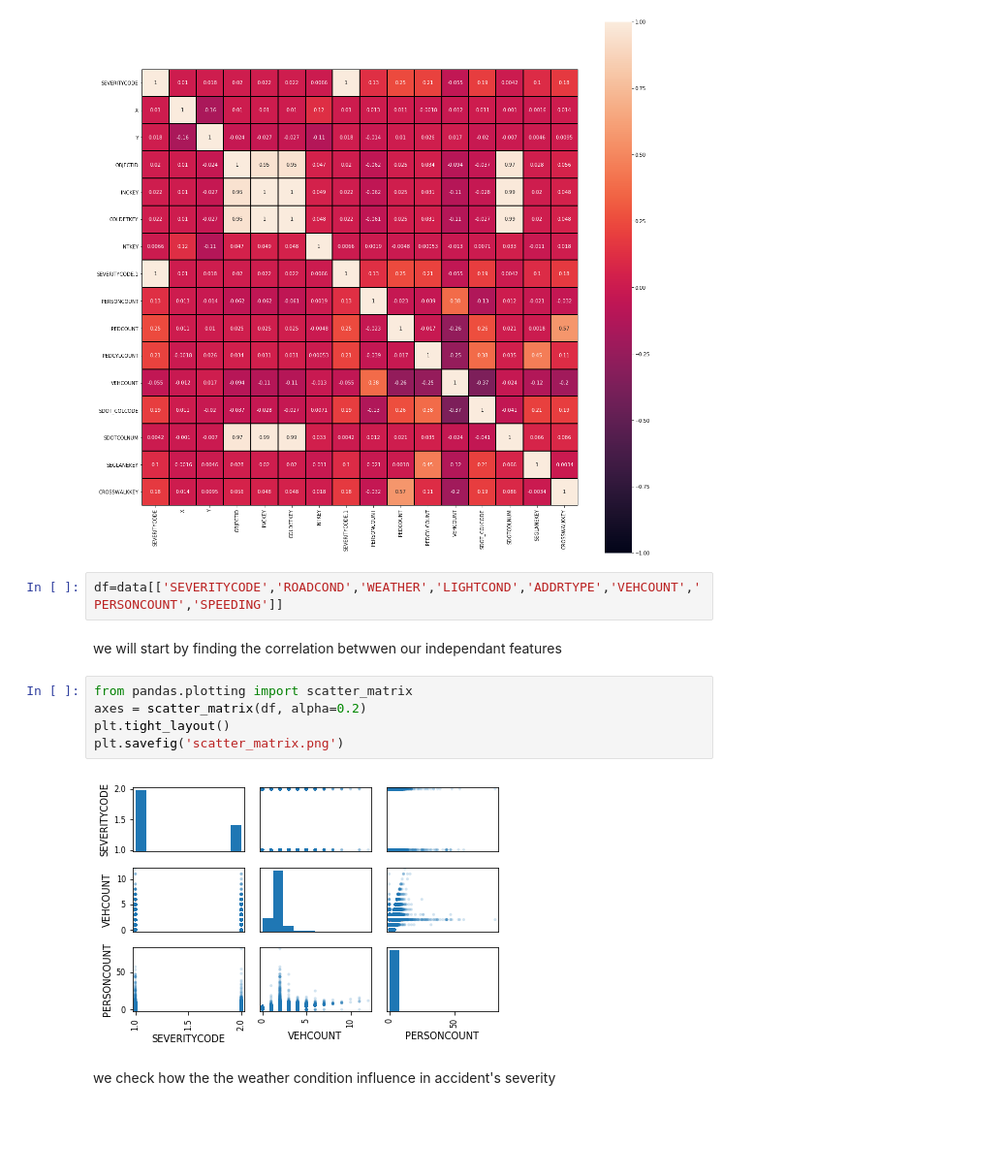
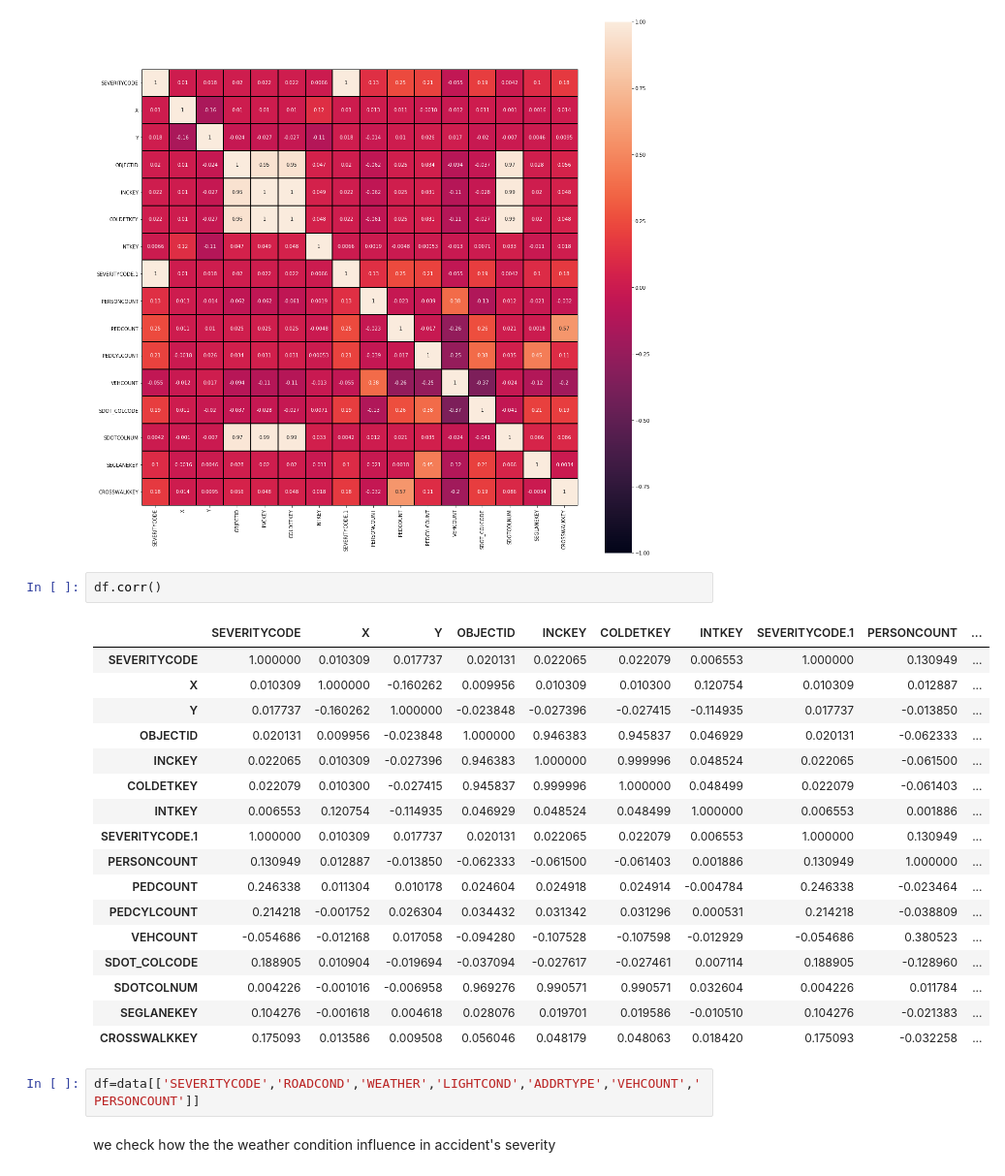
Before and after one commit to OumaimaBN/Capstone-Project, a Jupyter notebook: week2-nootebook.ipynb, the cells around one changed output. Shown: that part at 97% size. Drawn from its saved outputs; the diff is of its cells as text; blank space fills up the shorter version.

```diff
--- a/week2-nootebook.ipynb
+++ b/week2-nootebook.ipynb
@@ -145,17 +149,28 @@ fig.set_size_inches(20,20)
 fig=sns.heatmap(df.corr(),annot=True,linewidths=1,linecolor='k',square=True,mask=False, vmin=-1, vmax=1,cbar_kws={"orientation": "vertical"},cbar=True)
 # %% [output]
 [figure]
+# %%
+df.corr()
+# %% [output]
+|  | SEVERITYCODE | X | Y | OBJECTID | INCKEY | COLDETKEY | INTKEY | SEVERITYCODE.1 | PERSONCOUNT | ... |
+| SEVERITYCODE | 1.000000 | 0.010309 | 0.017737 | 0.020131 | 0.022065 | 0.022079 | 0.006553 | 1.000000 | 0.130949 | ... |
+| X | 0.010309 | 1.000000 | -0.160262 | 0.009956 | 0.010309 | 0.010300 | 0.120754 | 0.010309 | 0.012887 | ... |
+| Y | 0.017737 | -0.160262 | 1.000000 | -0.023848 | -0.027396 | -0.027415 | -0.114935 | 0.017737 | -0.013850 | ... |
+| OBJECTID | 0.020131 | 0.009956 | -0.023848 | 1.000000 | 0.946383 | 0.945837 | 0.046929 | 0.020131 | -0.062333 | ... |
+| INCKEY | 0.022065 | 0.010309 | -0.027396 | 0.946383 | 1.000000 | 0.999996 | 0.048524 | 0.022065 | -0.061500 | ... |
+| COLDETKEY | 0.022079 | 0.010300 | -0.027415 | 0.945837 | 0.999996 | 1.000000 | 0.048499 | 0.022079 | -0.061403 | ... |
+| INTKEY | 0.006553 | 0.120754 | -0.114935 | 0.046929 | 0.048524 | 0.048499 | 1.000000 | 0.006553 | 0.001886 | ... |
+| SEVERITYCODE.1 | 1.000000 | 0.010309 | 0.017737 | 0.020131 | 0.022065 | 0.022079 | 0.006553 | 1.000000 | 0.130949 | ... |
+| PERSONCOUNT | 0.130949 | 0.012887 | -0.013850 | -0.062333 | -0.061500 | -0.061403 | 0.001886 | 0.130949 | 1.000000 | ... |
+| PEDCOUNT | 0.246338 | 0.011304 | 0.010178 | 0.024604 | 0.024918 | 0.024914 | -0.004784 | 0.246338 | -0.023464 | ... |
+| PEDCYLCOUNT | 0.214218 | -0.001752 | 0.026304 | 0.034432 | 0.031342 | 0.031296 | 0.000531 | 0.214218 | -0.038809 | ... |
+| VEHCOUNT | -0.054686 | -0.012168 | 0.017058 | -0.094280 | -0.107528 | -0.107598 | -0.012929 | -0.054686 | 0.380523 | ... |
+| SDOT_COLCODE | 0.188905 | 0.010904 | -0.019694 | -0.037094 | -0.027617 | -0.027461 | 0.007114 | 0.188905 | -0.128960 | ... |
+| SDOTCOLNUM | 0.004226 | -0.001016 | -0.006958 | 0.969276 | 0.990571 | 0.990571 | 0.032604 | 0.004226 | 0.011784 | ... |
+| SEGLANEKEY | 0.104276 | -0.001618 | 0.004618 | 0.028076 | 0.019701 | 0.019586 | -0.010510 | 0.104276 | -0.021383 | ... |
+| CROSSWALKKEY | 0.175093 | 0.013586 | 0.009508 | 0.056046 | 0.048179 | 0.048063 | 0.018420 | 0.175093 | -0.032258 | ... |
 # %%
-df=data[['SEVERITYCODE','ROADCOND','WEATHER','LIGHTCOND','ADDRTYPE','VEHCOUNT','PERSONCOUNT','SPEEDING']]
+df=data[['SEVERITYCODE','ROADCOND','WEATHER','LIGHTCOND','ADDRTYPE','VEHCOUNT','PERSONCOUNT']]
-# %% [markdown]
-we will start by finding the correlation betwwen our independant features
-# %%
-from pandas.plotting import scatter_matrix
-axes = scatter_matrix(df, alpha=0.2)
-plt.tight_layout()
-plt.savefig('scatter_matrix.png')
-# %% [output]
-[figure, removed]
 # %% [markdown]
 we check how the the weather condition influence in accident's severity
 # %%
```
Also changed, not shown: parts of 13 cells of this notebook, 1 other file.
